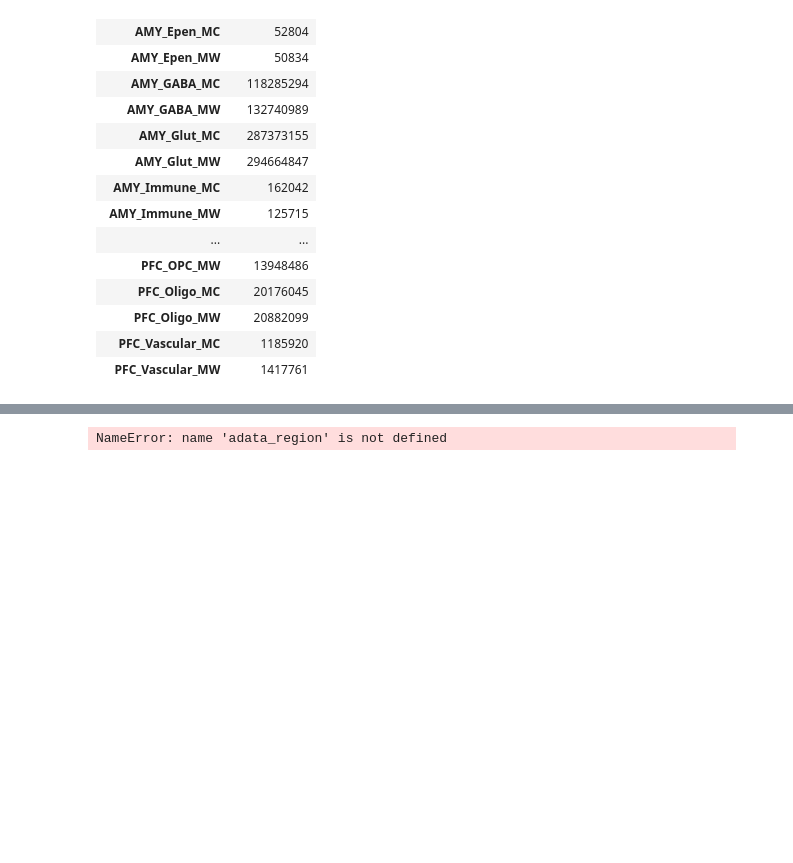
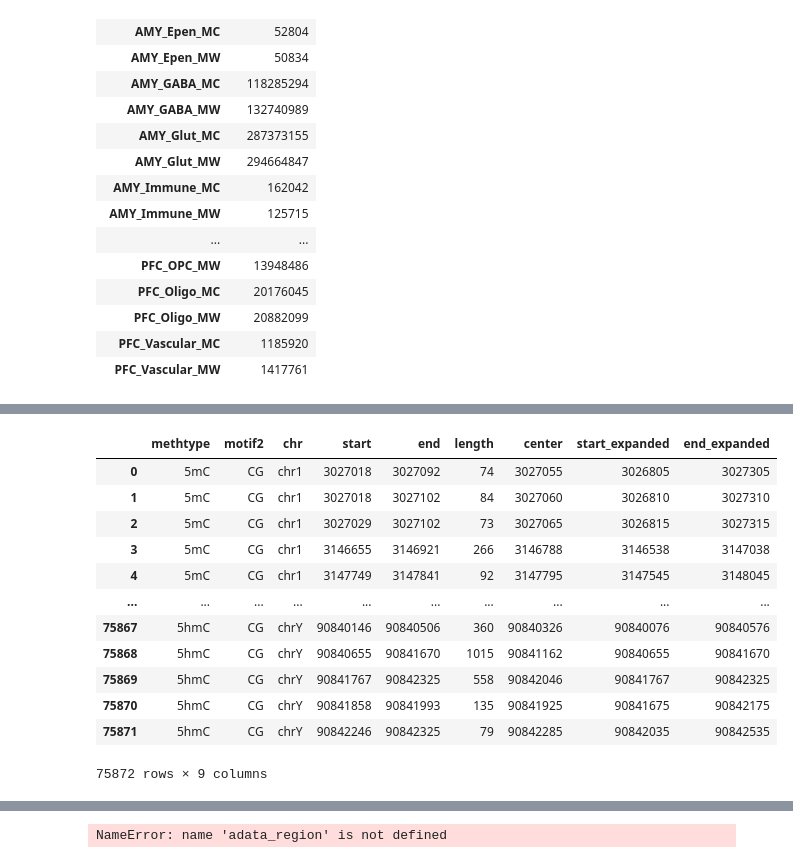
Before and after one commit to juychen/scmmd, a Jupyter notebook: 19dmrprocessing.ipynb, the cells around one changed output, grey strips where cells are left out. Cells and saved outputs as stored; diff of their text form; code cells hidden in the pictures; blank space fills up the shorter version.

```diff
--- a/19dmrprocessing.ipynb
+++ b/19dmrprocessing.ipynb
@@ -70,0 +126,25 @@ df_dmr
+# %%
+chr_order = [f'chr{i}' for i in range(1, 23)] + ['chrX', 'chrY']
+df_dmr_5mc_expanded['start'] = df_dmr_5mc_expanded['start'].astype(int)
+df_dmr_5mc_expanded['end'] = df_dmr_5mc_expanded['end'].astype(int)
+df_dmr_5mc_expanded['start_expanded'] = df_dmr_5mc_expanded['start_expanded'].astype(int)
+df_dmr_5mc_expanded['end_expanded'] = df_dmr_5mc_expanded['end_expanded'].astype(int)
+df_dmr_5mc_expanded['chr'] = pd.Categorical(df_dmr_5mc_expanded['chr'], categories=chr_order, ordered=True)
+df_dmr_5mc_expanded.sort_values(['chr', 'start', 'end'], inplace=True)
+df_dmr_5mc_expanded.reset_index(drop=True, inplace=True)
+# %%
+df_dmr_5mc_expanded
+# %% [output]
+|  | methtype | motif2 | chr | start | end | length | center | start_expanded | end_expanded |
+| 0 | 5mC | CG | chr1 | 3027018 | 3027092 | 74 | 3027055 | 3026805 | 3027305 |
+| 1 | 5mC | CG | chr1 | 3027018 | 3027102 | 84 | 3027060 | 3026810 | 3027310 |
+| 2 | 5mC | CG | chr1 | 3027029 | 3027102 | 73 | 3027065 | 3026815 | 3027315 |
+| 3 | 5mC | CG | chr1 | 3146655 | 3146921 | 266 | 3146788 | 3146538 | 3147038 |
+| 4 | 5mC | CG | chr1 | 3147749 | 3147841 | 92 | 3147795 | 3147545 | 3148045 |
+| ... | ... | ... | ... | ... | ... | ... | ... | ... | ... |
+| 75867 | 5hmC | CG | chrY | 90840146 | 90840506 | 360 | 90840326 | 90840076 | 90840576 |
+| 75868 | 5hmC | CG | chrY | 90840655 | 90841670 | 1015 | 90841162 | 90840655 | 90841670 |
+| 75869 | 5hmC | CG | chrY | 90841767 | 90842325 | 558 | 90842046 | 90841767 | 90842325 |
+| 75870 | 5hmC | CG | chrY | 90841858 | 90841993 | 135 | 90841925 | 90841675 | 90842175 |
+| 75871 | 5hmC | CG | chrY | 90842246 | 90842325 | 79 | 90842285 | 90842035 | 90842535 |
+75872 rows × 9 columns
```
Also changed, not shown: parts of 7 cells of this notebook, 2 other files.
